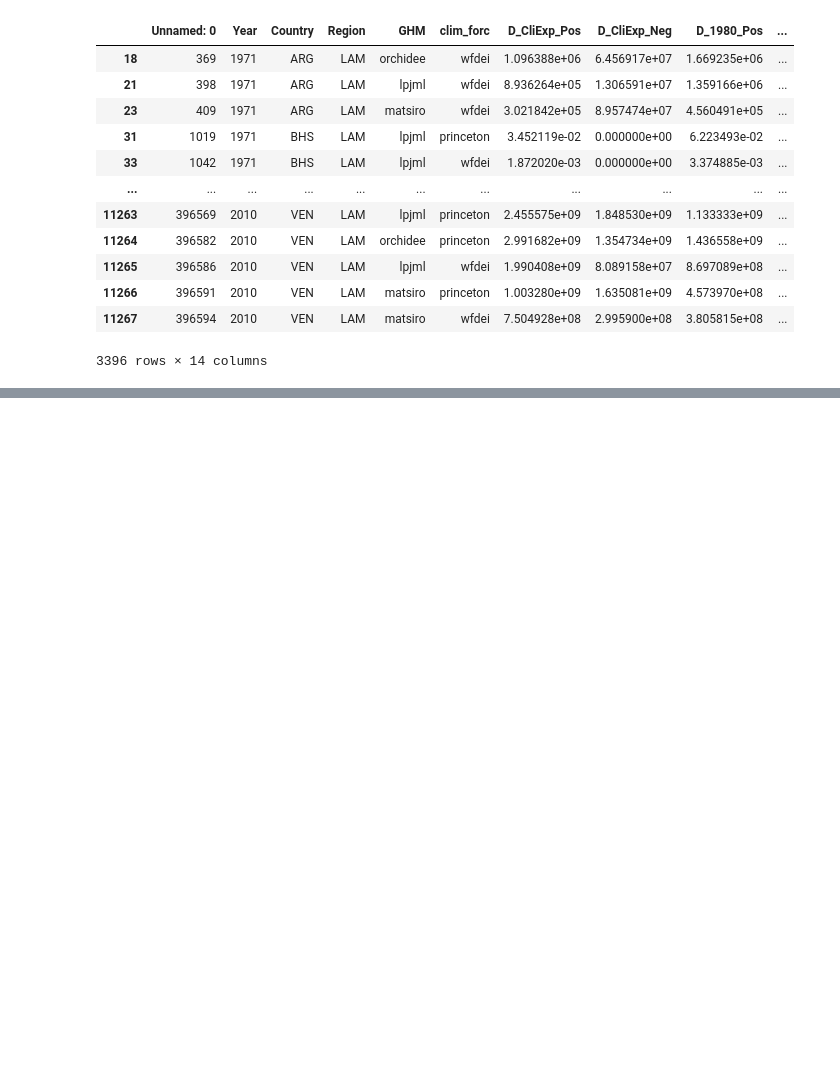
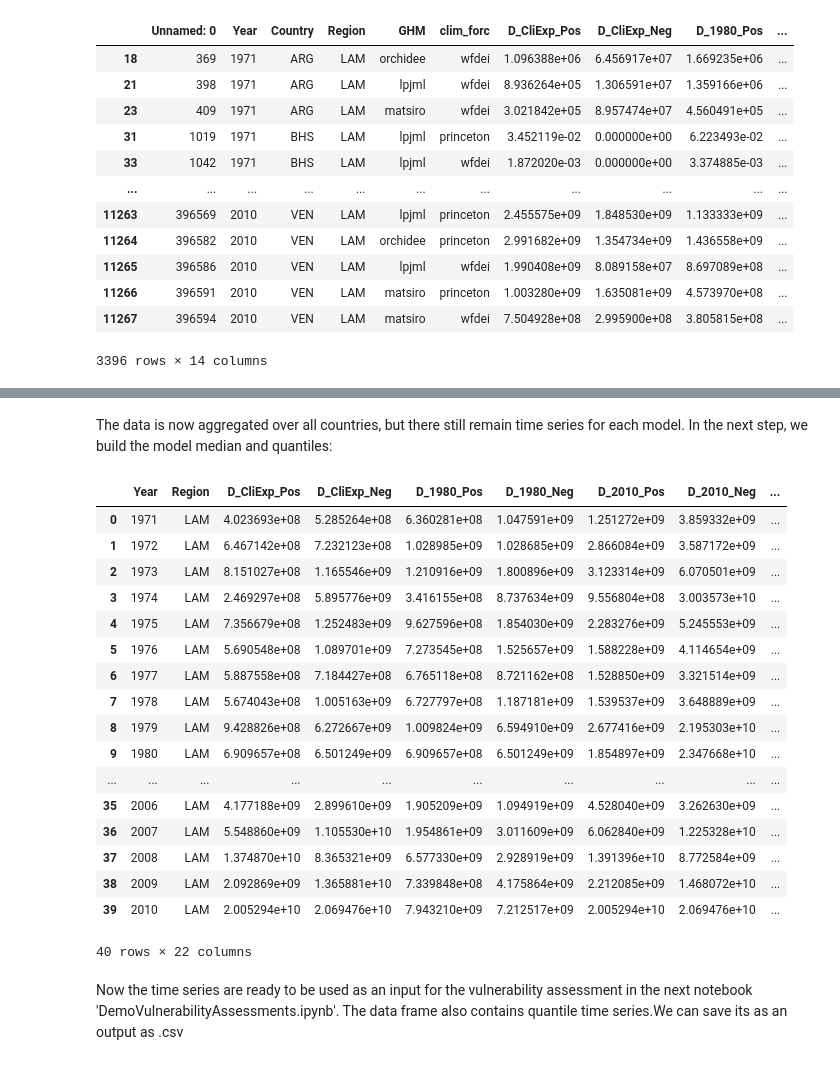
Before and after one commit to CLIMADA-project/climada_papers, a Jupyter notebook: 202010_flood_attribution/Demo/Demo_Scripts/DemoDataAggregation.ipynb, the cells around one changed output, grey strips where cells are left out. Cells and saved outputs as stored; diff of their text form; code cells hidden in the pictures; blank space fills up the shorter version.

Commit message:
oprovide data aggregation

```diff
--- a/202010_flood_attribution/Demo/Demo_Scripts/DemoDataAggregation.ipynb
+++ b/202010_flood_attribution/Demo/Demo_Scripts/DemoDataAggregation.ipynb
@@ -61,7 +69,7 @@ def aggregation_regions(x):
                             'D_1980_Pos', 'D_1980_Neg',
                             'D_2010_Pos', 'D_2010_Neg',
                             'D_obs_dummy_Pos',
-                            'D_obs_dummy_Pos'])
+                            'D_obs_dummy_Neg'])
 # %%
 def region_aggregation(cols, dataFrame):
     """
@@ -83,3 +91,13 @@ def region_aggregation(cols, dataFrame):
                                      .reset_index()  # groupby year and model
 
     return data_region
+# %%
+# define columns to aggregate
+agg_cols = ['D_CliExp_Pos', 'D_CliExp_Neg',
+                            'D_1980_Pos', 'D_1980_Neg',
+                            'D_2010_Pos', 'D_2010_Neg',
+                            'D_obs_dummy_Pos',
+                            'D_obs_dummy_Neg']
+# execute aggregation
+reg_data = region_aggregation(agg_cols, ass_data)
+reg_data
@@ -86,3 +118,6 @@ def region_aggregation(cols, dataFrame):
+# %% [markdown]
+The data is now aggregated over all countries, but there still remain time series for each model.
+In the next step, we build the model median and quantiles:
 # %%
 def func_median(x):
     """
@@ -165,3 +200,56 @@ def func_median(x):
                             'D_2010_Pos_twothird_quantile',
                             'D_2010_Neg_onethird_quantile',
                             'D_2010_Neg_twothird_quantile'])
+# %%
+def model_aggregation(cols, dataFrame, years, select_model):
+    """
+    This function is a wrapper for the multi-model aggregation and provides
+    the model median for each region of all variables.
+
+    Parameters
+    ----------
+    cols : string list
+        Columns to be aggregated
+
+    Returns
+    -------
+    DataFrame
+         regionally aggregated model medians
+    """
+
+    if select_model:
+
+        dataFrame = dataFrame[dataFrame['GHM'] == select_model]
+
+    data_models = dataFrame[(dataFrame['Year'] <= np.max(years)) &
+                            (dataFrame['Year'] >= np.min(years))]
+    # Get the median for model and datasets
+    data_models = data_models.groupby(['Year', 'Region'])\
+                              [cols].apply(func_median).reset_index()
+
+    return data_models
+# %%
+years = np.arange(1971,2011)
+med_mod_data = model_aggregation(agg_cols, reg_data, years, None)
+med_mod_data
+# %% [output]
+|  | Year | Region | D_CliExp_Pos | D_CliExp_Neg | D_1980_Pos | D_1980_Neg | D_2010_Pos | D_2010_Neg | ... |
+| 0 | 1971 | LAM | 4.023693e+08 | 5.285264e+08 | 6.360281e+08 | 1.047591e+09 | 1.251272e+09 | 3.859332e+09 | ... |
+| 1 | 1972 | LAM | 6.467142e+08 | 7.232123e+08 | 1.028985e+09 | 1.028685e+09 | 2.866084e+09 | 3.587172e+09 | ... |
+| 2 | 1973 | LAM | 8.151027e+08 | 1.165546e+09 | 1.210916e+09 | 1.800896e+09 | 3.123314e+09 | 6.070501e+09 | ... |
+| 3 | 1974 | LAM | 2.469297e+08 | 5.895776e+09 | 3.416155e+08 | 8.737634e+09 | 9.556804e+08 | 3.003573e+10 | ... |
+| 4 | 1975 | LAM | 7.356679e+08 | 1.252483e+09 | 9.627596e+08 | 1.854030e+09 | 2.283276e+09 | 5.245553e+09 | ... |
+| 5 | 1976 | LAM | 5.690548e+08 | 1.089701e+09 | 7.273545e+08 | 1.525657e+09 | 1.588228e+09 | 4.114654e+09 | ... |
+| 6 | 1977 | LAM | 5.887558e+08 | 7.184427e+08 | 6.765118e+08 | 8.721162e+08 | 1.528850e+09 | 3.321514e+09 | ... |
+| 7 | 1978 | LAM | 5.674043e+08 | 1.005163e+09 | 6.727797e+08 | 1.187181e+09 | 1.539537e+09 | 3.648889e+09 | ... |
+| 8 | 1979 | LAM | 9.428826e+08 | 6.272667e+09 | 1.009824e+09 | 6.594910e+09 | 2.677416e+09 | 2.195303e+10 | ... |
+| 9 | 1980 | LAM | 6.909657e+08 | 6.501249e+09 | 6.909657e+08 | 6.501249e+09 | 1.854897e+09 | 2.347668e+10 | ... |
+| ... | ... | ... | ... | ... | ... | ... | ... | ... | ... |
+| 35 | 2006 | LAM | 4.177188e+09 | 2.899610e+09 | 1.905209e+09 | 1.094919e+09 | 4.528040e+09 | 3.262630e+09 | ... |
+| 36 | 2007 | LAM | 5.548860e+09 | 1.105530e+10 | 1.954861e+09 | 3.011609e+09 | 6.062840e+09 | 1.225328e+10 | ... |
+| 37 | 2008 | LAM | 1.374870e+10 | 8.365321e+09 | 6.577330e+09 | 2.928919e+09 | 1.391396e+10 | 8.772584e+09 | ... |
+| 38 | 2009 | LAM | 2.092869e+09 | 1.365881e+10 | 7.339848e+08 | 4.175864e+09 | 2.212085e+09 | 1.468072e+10 | ... |
+| 39 | 2010 | LAM | 2.005294e+10 | 2.069476e+10 | 7.943210e+09 | 7.212517e+09 | 2.005294e+10 | 2.069476e+10 | ... |
+40 rows × 22 columns
+# %% [markdown]
+Now the time series are ready to be used as an input for the vulnerability assessment in the next notebook 'DemoVulnerabilityAssessments.ipynb'. The data frame also contains quantile time series.We can save its as an output as .csv
```
Also changed, not shown: parts of 4 cells of this notebook.
